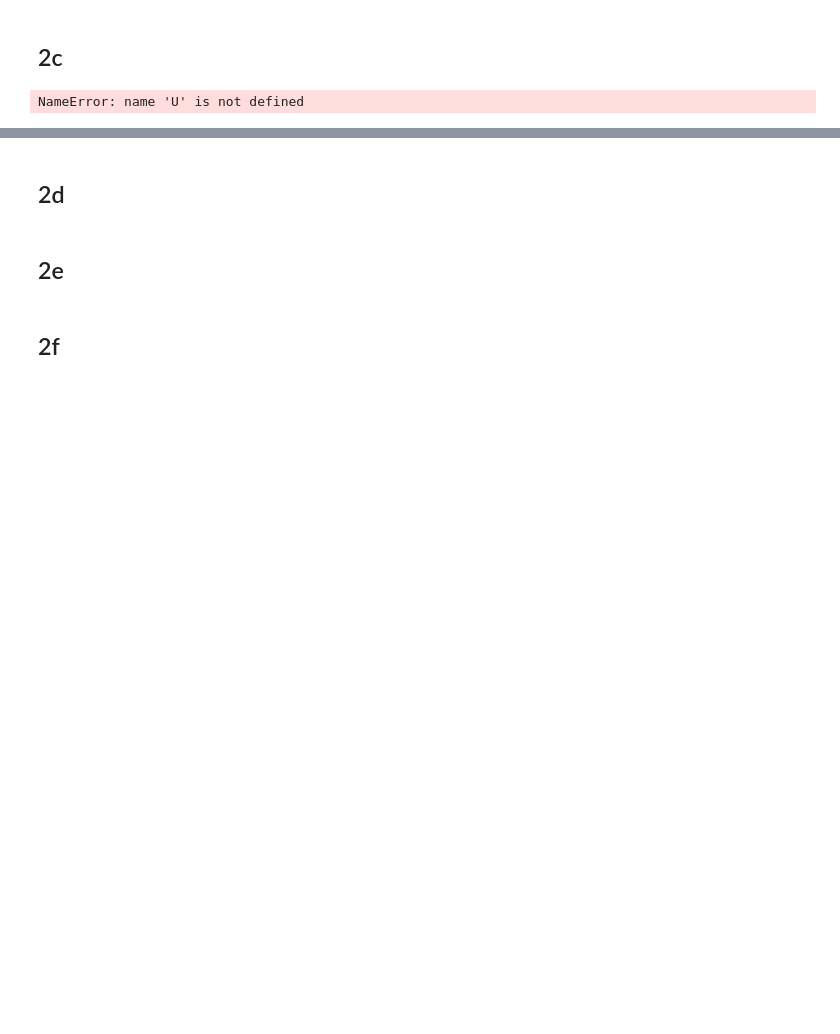
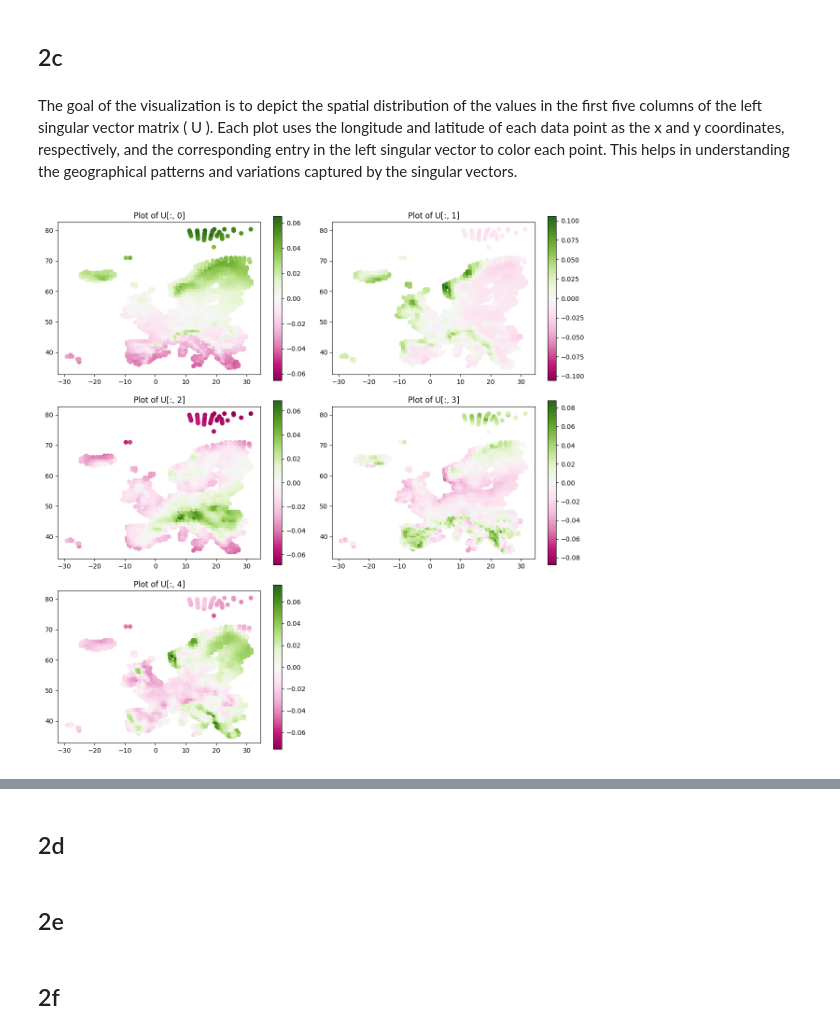
Before and after one commit to eelisee/IE-675b-Machine-Learning, a Jupyter notebook: a03-svd/a03-svd.ipynb, the cells around one changed output, grey strips where cells are left out. Drawn from its saved outputs; the diff is of its cells as text; code cells hidden in the pictures; blank space fills up the shorter version.

```diff
--- a/a03-svd/a03-svd.ipynb
+++ b/a03-svd/a03-svd.ipynb
@@ -407,7 +460,22 @@ plt.show()
 # %% [markdown]
 ## 2c
+# %% [markdown]
+The goal of the visualization is to depict the spatial distribution of the values in the first five columns of the left singular vector matrix \( U \). Each plot uses the longitude and latitude of each data point as the x and y coordinates, respectively, and the corresponding entry in the left singular vector to color each point. This helps in understanding the geographical patterns and variations captured by the singular vectors.
 # %%
 # Here is an example plot.
-plot_xy(lon, lat, U[:, 0])
+#plot_xy(lon, lat, U[:, 0])
+
+fig, axs = plt.subplots(3, 2, figsize=(12, 12))
+axs = axs.flatten()
+
+for i in range(5):
+    plot_xy(lon, lat, U[:, i], axis=axs[i])
+    axs[i].set_title(f"Plot of U[:, {i}]")
+    # Remove the last axis if i == 4
+    if i == 4:
+        fig.delaxes(axs[-1])
+
+plt.tight_layout()
+plt.show()
 # %% [output]
-NameError: name 'U' is not defined
+[figure, added]
```
Also changed, not shown: parts of 4 cells of this notebook, 2 other files.
